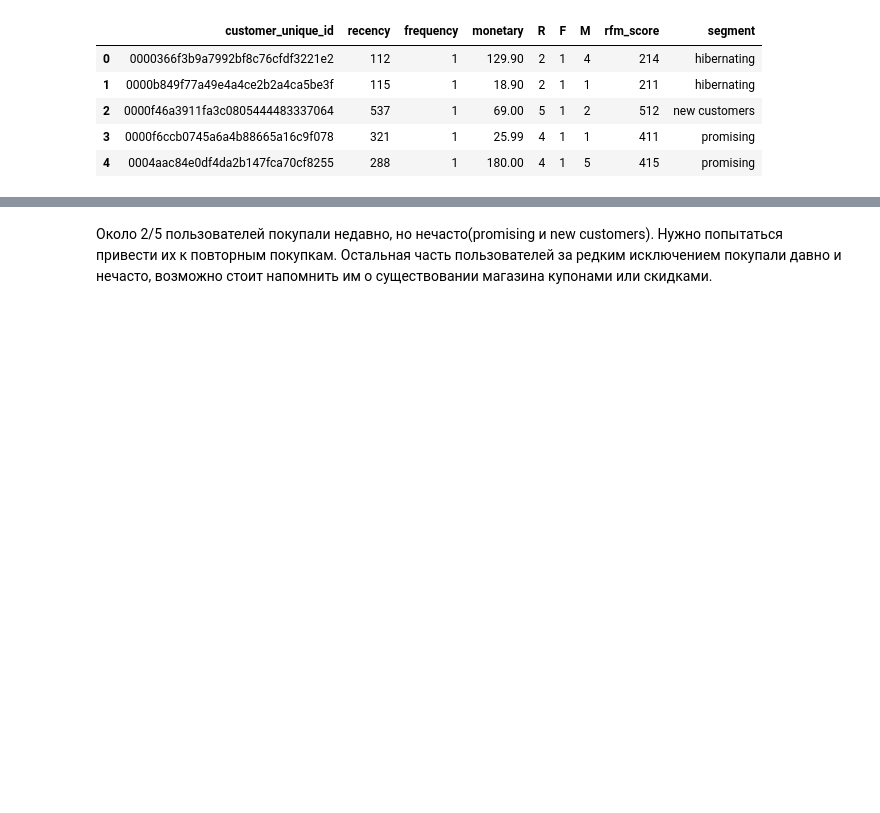
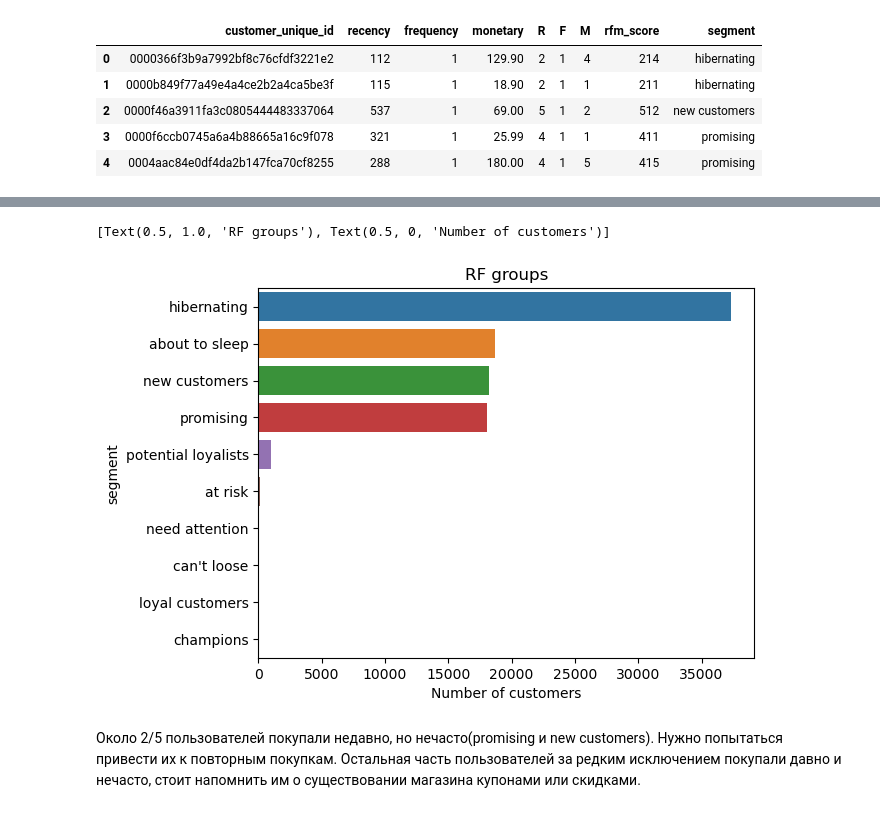
Before and after one commit to mitvadim/DA_e-commerce, a Jupyter notebook: DA_e-commerce.ipynb, the cells around one changed output, grey strips where cells are left out. Saved outputs shown, nothing was run; the diff lists cells and outputs as text; code cells hidden in the pictures; blank space fills up the shorter version.

```diff
--- a/DA_e-commerce.ipynb
+++ b/DA_e-commerce.ipynb
@@ -894,2 +898,8 @@ rfm.groupby('segment').agg(num_customers=('customer_unique_id', 'count')).sort_v
+# %%
+ax = sns.barplot(data=rfm_groups, x='count_customers', y='segment')
+ax.set(title='RF groups', xlabel='Number of customers')
+# %% [output]
+[Text(0.5, 1.0, 'RF groups'), Text(0.5, 0, 'Number of customers')]
+[figure, added]
 # %% [markdown]
-Около 2/5 пользователей покупали недавно, но нечасто(promising и new customers). Нужно попытаться привести их к повторным покупкам. Остальная часть пользователей за редким исключением покупали давно и нечасто, возможно стоит напомнить им о существовании магазина купонами или скидками.
+Около 2/5 пользователей покупали недавно, но нечасто(promising и new customers). Нужно попытаться привести их к повторным покупкам. Остальная часть пользователей за редким исключением покупали давно и нечасто, стоит напомнить им о существовании магазина купонами или скидками.
```
Also changed, not shown: parts of 4 cells of this notebook.
